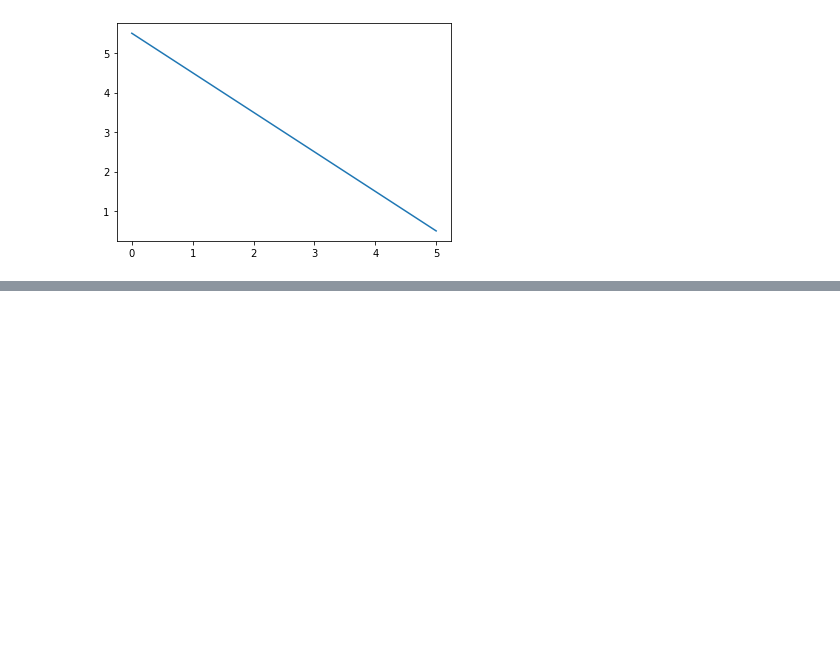
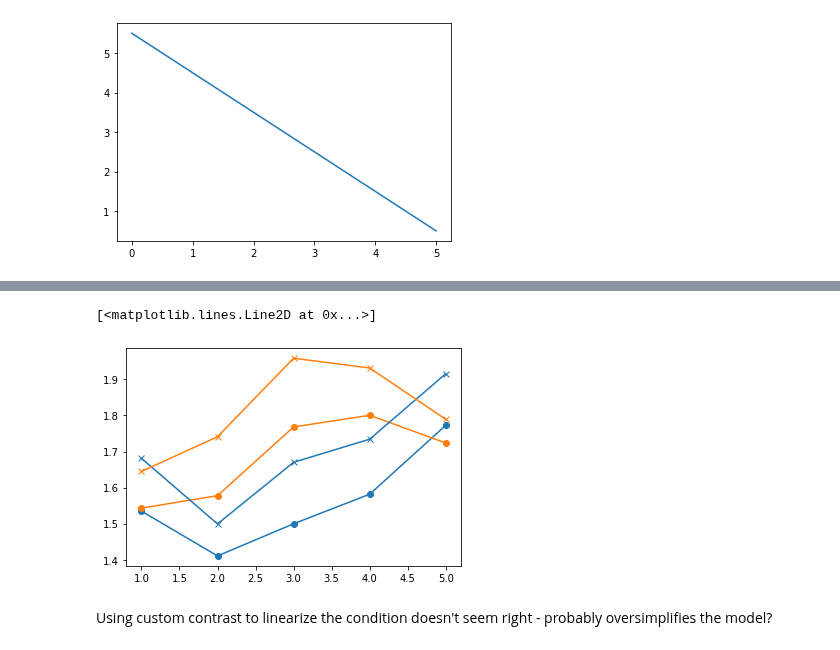
Before and after one commit to tud-hri/nudging-humans-in-traffic, a Jupyter notebook: data_analysis/extra_plots.ipynb, the cells around one changed output, grey strips where cells are left out. Saved outputs shown, nothing was run; the diff lists cells and outputs as text; code cells hidden in the pictures; blank space fills up the shorter version.

```diff
--- a/data_analysis/extra_plots.ipynb
+++ b/data_analysis/extra_plots.ipynb
@@ -104,0 +124,11 @@ f_tta, f_d, f_a = interpolators[str([4.5, 80., [0., 4., -4., 0.]])]
+# %%
+plt.plot(range(1,6), rt_mean_stay[rt_mean_stay.tta_0==4.5].RT, color="C0", marker="o")
+plt.plot(range(1,6), rt_mean_stay[rt_mean_stay.tta_0==5.5].RT, color="C1", marker="o")
+
+plt.plot(range(1,6), rt_within_mean_stay[rt_within_mean_stay.tta_0==4.5].RT, color="C0", marker="x")
+plt.plot(range(1,6), rt_within_mean_stay[rt_within_mean_stay.tta_0==5.5].RT, color="C1", marker="x")
+# %% [output]
+[<matplotlib.lines.Line2D at 0x...>]
+[figure, added]
+# %% [markdown]
+Using custom contrast to linearize the condition doesn't seem right - probably oversimplifies the model?
```
Also changed, not shown: parts of 8 cells of this notebook, 22 other files.
